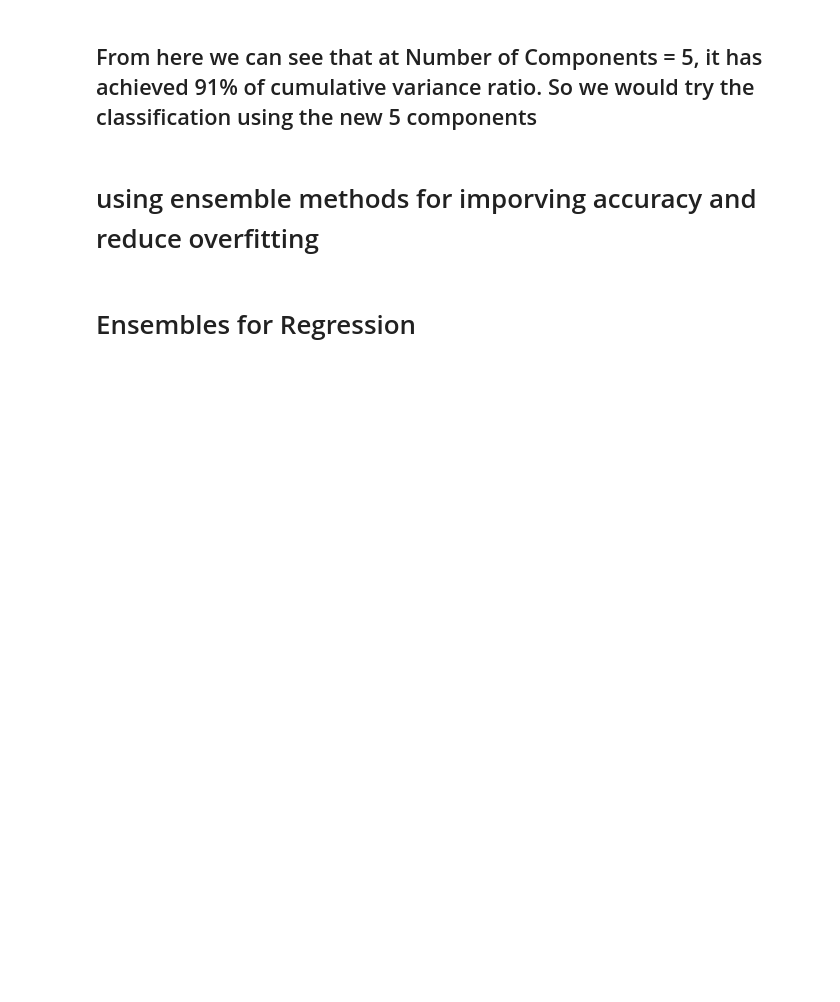
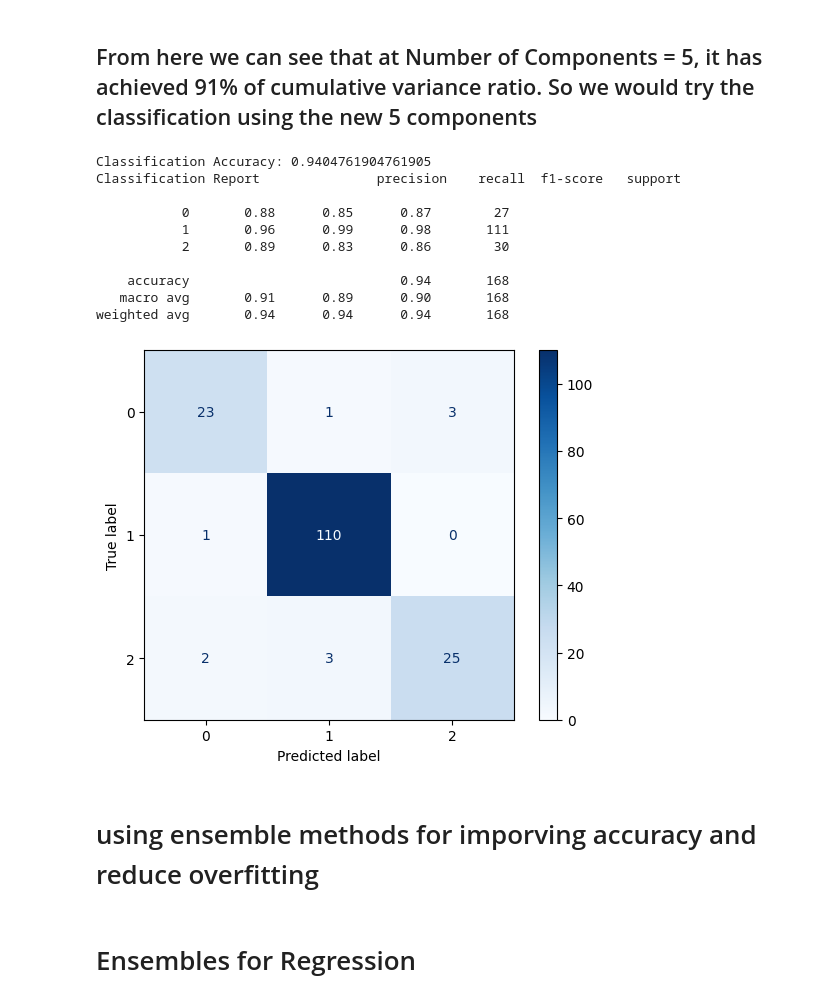
Before and after one commit to VISHNU-SHREERAM/ML-Project, a Jupyter notebook: notebooks/endsem.ipynb, the cells around one changed output. Cells and saved outputs as stored; diff of their text form; code cells hidden in the pictures; blank space fills up the shorter version.

```diff
--- a/notebooks/endsem.ipynb
+++ b/notebooks/endsem.ipynb
@@ -397,12 +692,35 @@ from src.decompose import get_new_components
 new_pca, new_points = get_new_components(df)
 # %%
-from sklearn.model_selection import train_test_split
-X = df.drop(columns=['Stress Level','Sleep Disorder'])
-y = df['Sleep Disorder']
+X = df.drop(columns=["Stress Level", "Sleep Disorder"])
+y = df["Sleep Disorder"]
 
 
-X_train, X_test, y_train, y_test = train_test_split( X, y, test_size=0.3, random_state=42)
+X_train, X_test, y_train, y_test = train_test_split(
+    X, y, test_size=0.3, random_state=42
+)
 
-classify_svc(X_train, y_train, X_test, y_test, kernel='rbf',degree=4,C=8.430136277531556,gamma='auto',decision_function_shape='ovr')
+classify_svc(
+    X_train,
+    y_train,
+    X_test,
+    y_test,
+    kernel="rbf",
+    degree=4,
+    C=8.430136277531556,
+    gamma="auto",
+    decision_function_shape="ovr",
+)
+# %% [output]
+Classification Accuracy: 0.9404761904761905
+Classification Report               precision    recall  f1-score   support
+
+           0       0.88      0.85      0.87        27
+           1       0.96      0.99      0.98       111
+           2       0.89      0.83      0.86        30
+
+    accuracy                           0.94       168
+   macro avg       0.91      0.89      0.90       168
+weighted avg       0.94      0.94      0.94       168
+[figure, added]
 # %% [markdown]
 # using ensemble methods for imporving accuracy and reduce overfitting
```
Also changed, not shown: parts of 79 cells of this notebook, 11 other files.
